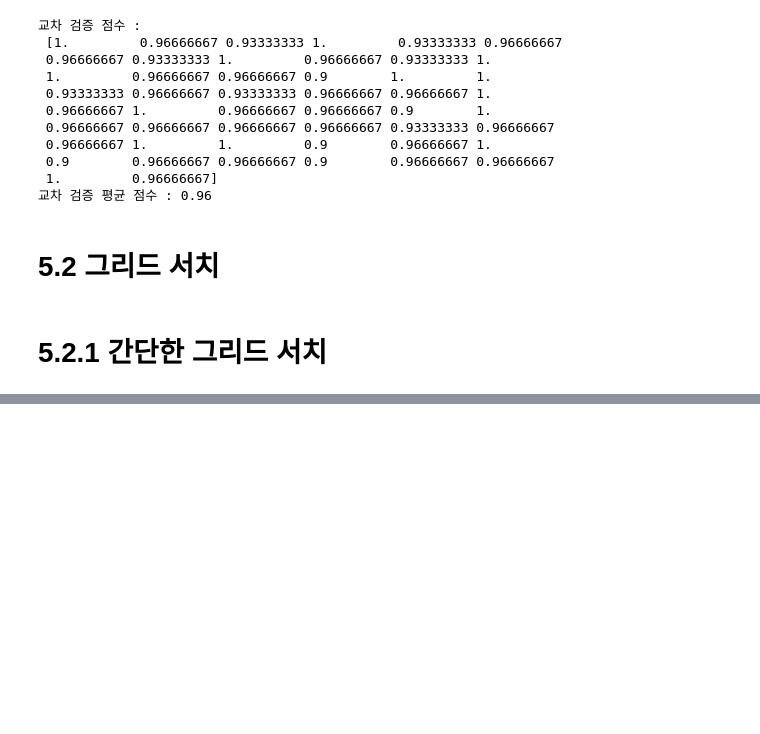
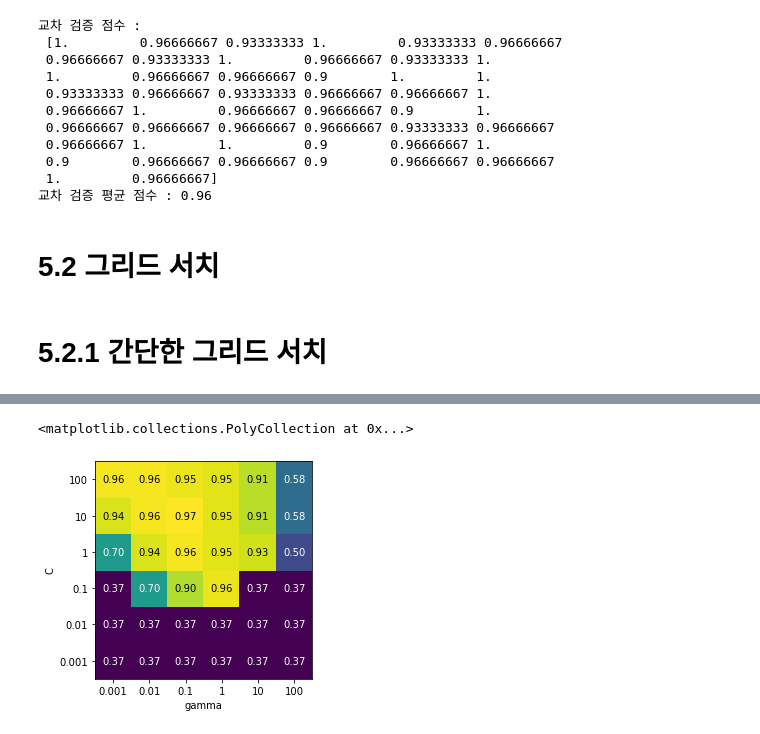
Before and after one commit to iamjinuk/TextBooks, a Jupyter notebook: Introduction to Machine Learning with Python/Chapter.5 모델 평가와 성능 향상.ipynb, the cells around one changed output, grey strips where cells are left out. Drawn from its saved outputs; the diff is of its cells as text; code cells hidden in the pictures; blank space fills up the shorter version.

```diff
--- a/Introduction to Machine Learning with Python/Chapter.5 모델 평가와 성능 향상.ipynb
+++ b/Introduction to Machine Learning with Python/Chapter.5 모델 평가와 성능 향상.ipynb
@@ -213,0 +308,4 @@ X_train, X_test, y_
+# %%
+X_train, X_test, y_train, y_test = train_test_split(iris.data, iris.target, random_state=0)
+# %%
+grid_search.fit(X_train, y_train)
@@ -213,0 +334,5 @@ X_train, X_test, y_
+# %%
+import pandas as pd
+pd.set_option('display.max_columns', None)
+results = pd.DataFrame(grid_search.cv_results_)
+display(np.transpose(results.head()))
@@ -213,0 +357,7 @@ X_train, X_test, y_
+# %%
+scores = np.array(results.mean_test_score).reshape(6,6)
+# %%
+mglearn.tools.heatmap(scores, xlabel='gamma', xticklabels=param_grid['gamma'], ylabel='C', yticklabels=param_grid['C'], cmap='viridis')
+# %% [output]
+<matplotlib.collections.PolyCollection at 0x...>
+[figure, added]
```
Also changed, not shown: parts of 35 cells of this notebook.
